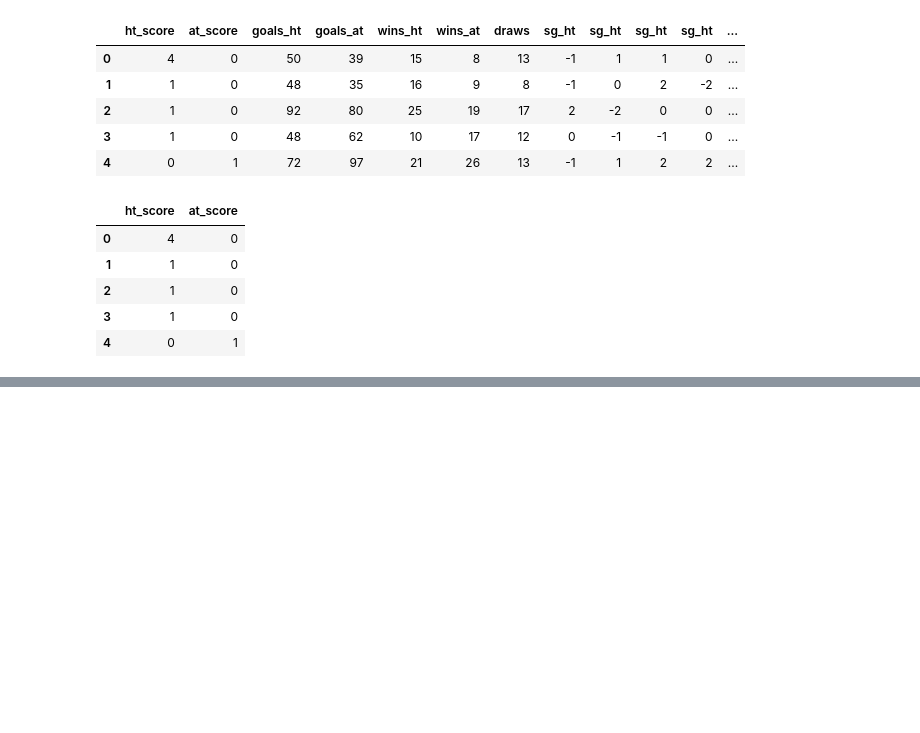
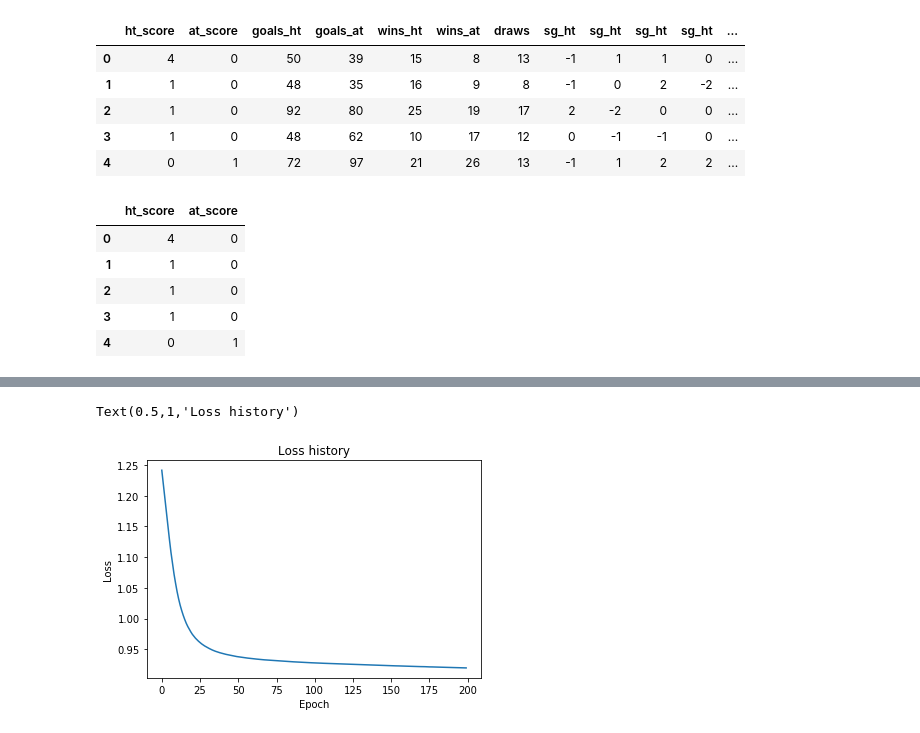
Before and after one commit to dcandrade/soccer-prediction, a Jupyter notebook: notebooks/model.ipynb, the cells around one changed output, grey strips where cells are left out. Cells and saved outputs as stored; diff of their text form; code cells hidden in the pictures; blank space fills up the shorter version.

```diff
--- a/notebooks/model.ipynb
+++ b/notebooks/model.ipynb
@@ -162,0 +201,8 @@ binary_accuracy: 44.74%
+# %%
+plt.plot(history.history['loss'])
+plt.xlabel('Epoch')
+plt.ylabel('Loss')
+plt.title('Loss history')
+# %% [output]
+Text(0.5,1,'Loss history')
+[figure, added]
```
Also changed, not shown: parts of 16 cells of this notebook.
